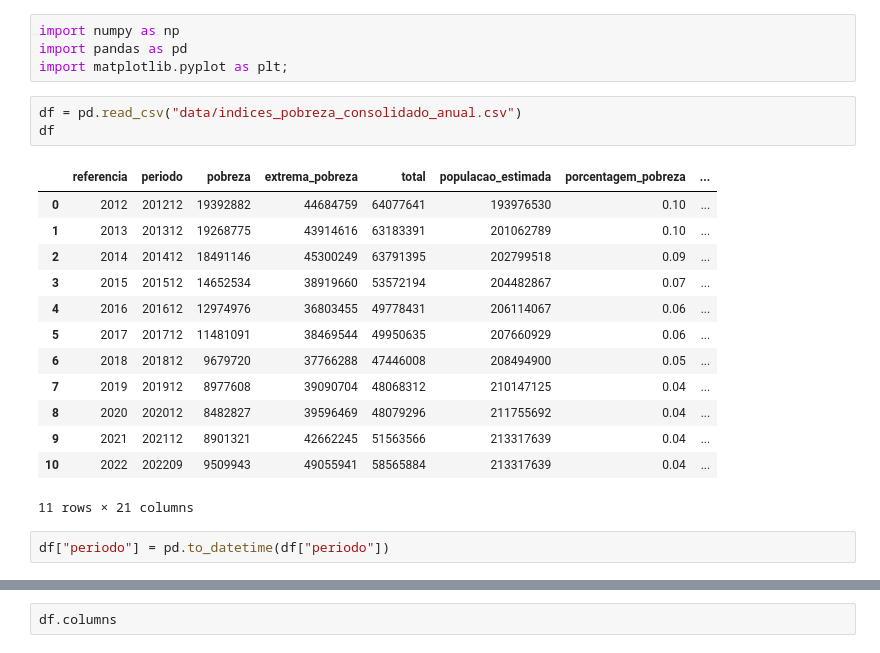
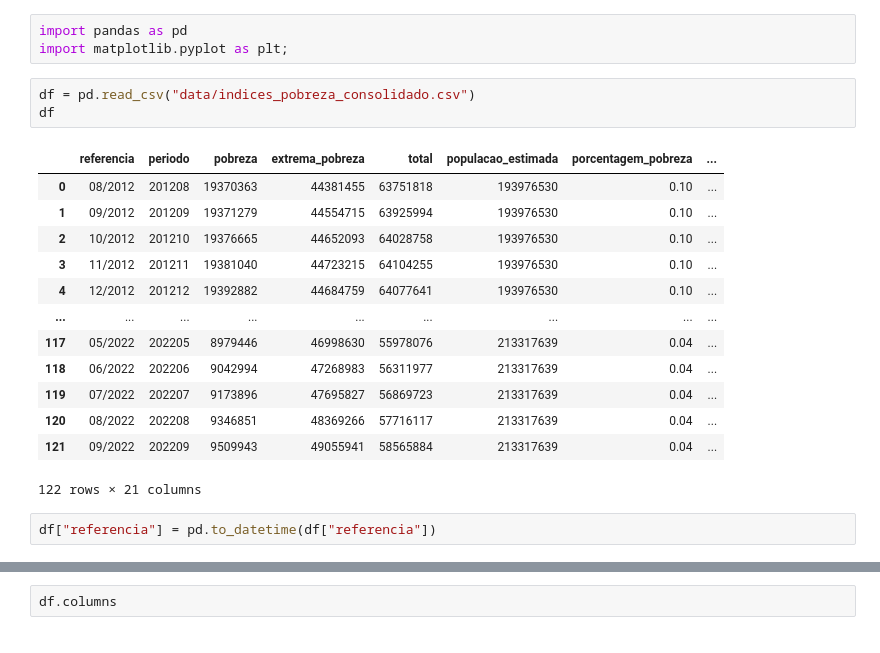
Before and after one commit to jouaraujo/pobreza_kaggle, a Jupyter notebook: pobreza.ipynb, the cells around one changed output, grey strips where cells are left out. Cells and saved outputs as stored; diff of their text form.

```diff
--- a/pobreza.ipynb
+++ b/pobreza.ipynb
@@ -1,23 +1,22 @@
 # %%
-import numpy as np
 import pandas as pd
 import matplotlib.pyplot as plt;
 # %%
-df = pd.read_csv("data/indices_pobreza_consolidado_anual.csv")
+df = pd.read_csv("data/indices_pobreza_consolidado.csv")
 df
 # %% [output]
 |  | referencia | periodo | pobreza | extrema_pobreza | total | populacao_estimada | porcentagem_pobreza | ... |
-| 0 | 2012 | 201212 | 19392882 | 44684759 | 64077641 | 193976530 | 0.10 | ... |
-| 1 | 2013 | 201312 | 19268775 | 43914616 | 63183391 | 201062789 | 0.10 | ... |
-| 2 | 2014 | 201412 | 18491146 | 45300249 | 63791395 | 202799518 | 0.09 | ... |
-| 3 | 2015 | 201512 | 14652534 | 38919660 | 53572194 | 204482867 | 0.07 | ... |
-| 4 | 2016 | 201612 | 12974976 | 36803455 | 49778431 | 206114067 | 0.06 | ... |
-| 5 | 2017 | 201712 | 11481091 | 38469544 | 49950635 | 207660929 | 0.06 | ... |
-| 6 | 2018 | 201812 | 9679720 | 37766288 | 47446008 | 208494900 | 0.05 | ... |
-| 7 | 2019 | 201912 | 8977608 | 39090704 | 48068312 | 210147125 | 0.04 | ... |
-| 8 | 2020 | 202012 | 8482827 | 39596469 | 48079296 | 211755692 | 0.04 | ... |
-| 9 | 2021 | 202112 | 8901321 | 42662245 | 51563566 | 213317639 | 0.04 | ... |
-| 10 | 2022 | 202209 | 9509943 | 49055941 | 58565884 | 213317639 | 0.04 | ... |
+| 0 | 08/2012 | 201208 | 19370363 | 44381455 | 63751818 | 193976530 | 0.10 | ... |
+| 1 | 09/2012 | 201209 | 19371279 | 44554715 | 63925994 | 193976530 | 0.10 | ... |
+| 2 | 10/2012 | 201210 | 19376665 | 44652093 | 64028758 | 193976530 | 0.10 | ... |
+| 3 | 11/2012 | 201211 | 19381040 | 44723215 | 64104255 | 193976530 | 0.10 | ... |
+| 4 | 12/2012 | 201212 | 19392882 | 44684759 | 64077641 | 193976530 | 0.10 | ... |
+| ... | ... | ... | ... | ... | ... | ... | ... | ... |
+| 117 | 05/2022 | 202205 | 8979446 | 46998630 | 55978076 | 213317639 | 0.04 | ... |
+| 118 | 06/2022 | 202206 | 9042994 | 47268983 | 56311977 | 213317639 | 0.04 | ... |
+| 119 | 07/2022 | 202207 | 9173896 | 47695827 | 56869723 | 213317639 | 0.04 | ... |
+| 120 | 08/2022 | 202208 | 9346851 | 48369266 | 57716117 | 213317639 | 0.04 | ... |
+| 121 | 09/2022 | 202209 | 9509943 | 49055941 | 58565884 | 213317639 | 0.04 | ... |
-11 rows × 21 columns
+122 rows × 21 columns
 # %%
-df["periodo"] = pd.to_datetime(df["periodo"])
+df["referencia"] = pd.to_datetime(df["referencia"])
```
Also changed, not shown: parts of 8 cells of this notebook.
